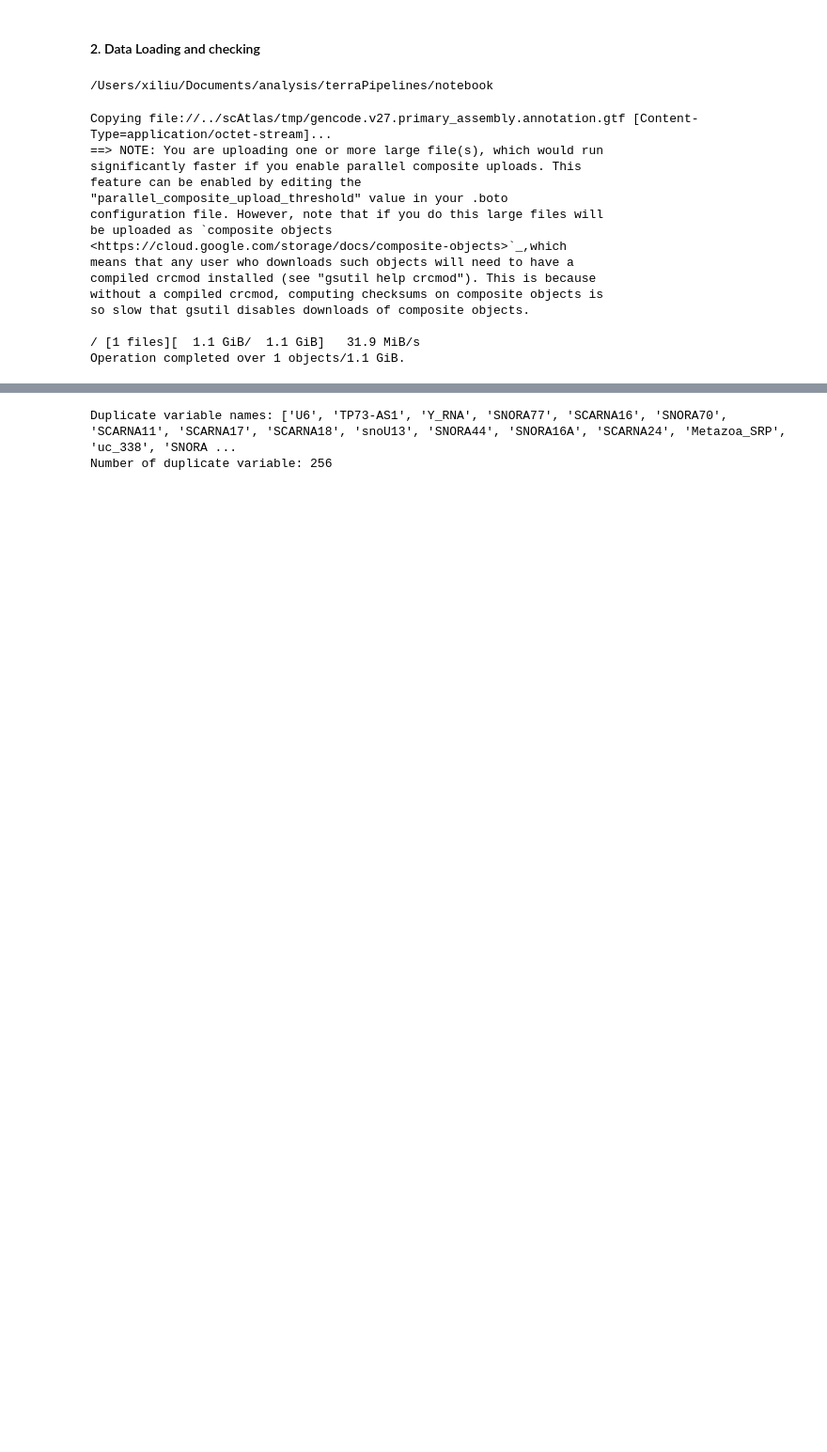
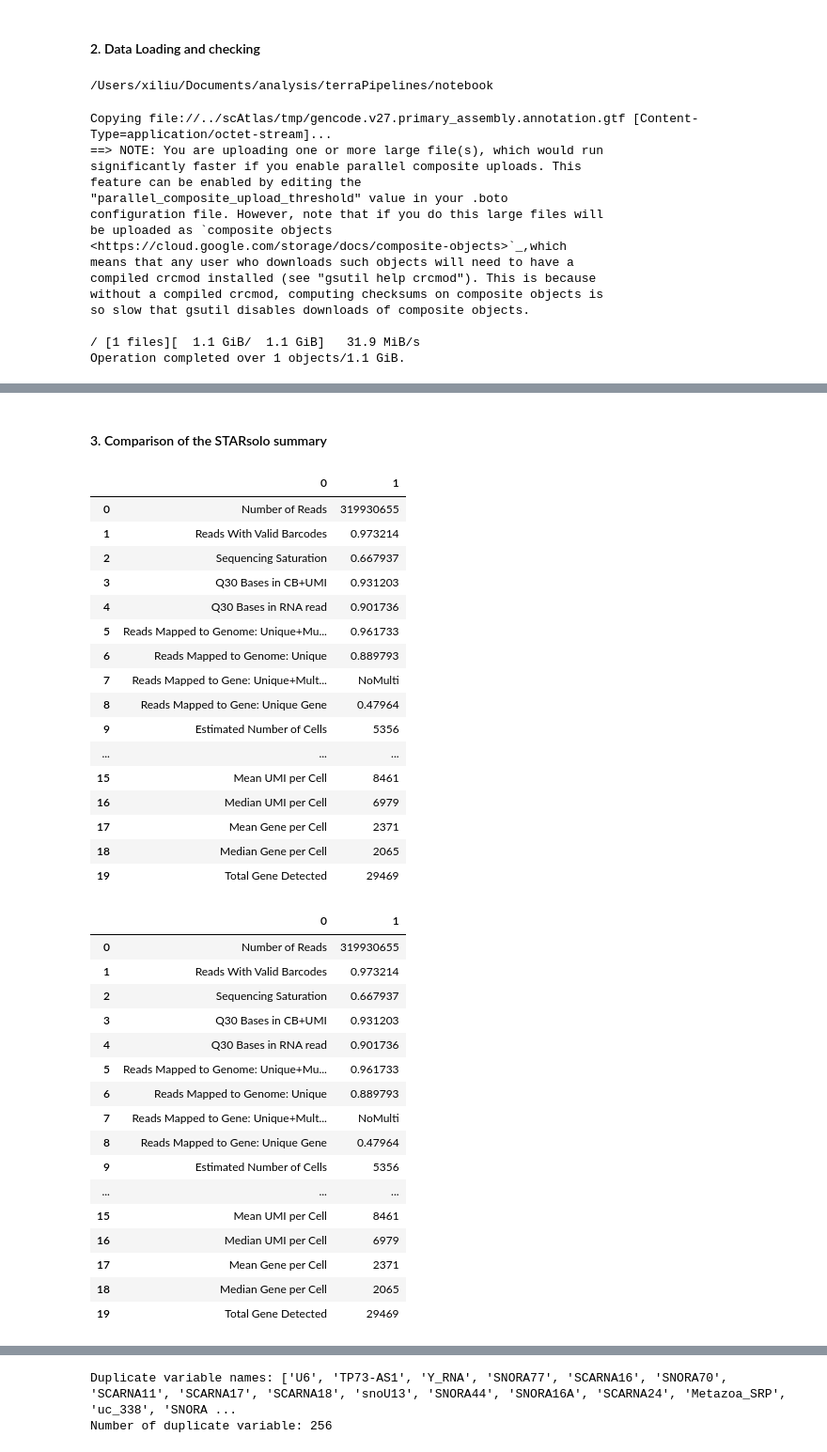
Before and after one commit to WhiteLabGenomics/terraPipelines, a Jupyter notebook: notebook/optimus_wlgVSbroad.ipynb, the cells around one changed output, grey strips where cells are left out. Shown: that part at 94% size. Saved outputs shown, nothing was run; the diff lists cells and outputs as text; code cells hidden in the pictures; blank space fills up the shorter version.

```diff
--- a/notebook/optimus_wlgVSbroad.ipynb
+++ b/notebook/optimus_wlgVSbroad.ipynb
@@ -17,6 +16,38 @@ import scanpy as sc
 import seaborn as sns
 import numpy as np
 from scipy.stats import median_abs_deviation
+# %%
+import fsspec
+import anndata
+import pandas as pd
+from typing import Union
+
+def read_file_from_url(url: str) -> Union[anndata.AnnData, pd.DataFrame]:
+    """Read a file from a URL and return the appropriate data structure.
+
+    Parameters
+    ----------
+    url : str
+        The URL of the file to read.
+
+    Returns
+    -------
+    output : Union[anndata.AnnData, pd.DataFrame]
+        The data read from the file, which can be either an AnnData object (if ".h5ad" in url)
+        or a Pandas DataFrame (if ".csv" in url).
+    """
+
+    with fsspec.open(url) as f:
+        if ".h5ad" in url:
+            output = anndata.read_h5ad(f)
+        elif "Summary.csv" in url:
+            output = pd.read_csv(f, header=None) #Read the CSV file with the first row as data
+        elif ".csv" in url:
+            output = pd.read_csv(f)
+        else:
+            raise ValueError("Unsupported file format. Supported formats are .h5ad and .csv.")
+
+    return output
 # %% [markdown]
 #### 2. Data Loading and checking
 # %%
@@ -69,0 +99,48 @@ gs://gs://whitelabgx-references/resources/pbmc_10k_10X_v3//resources/pbmc_10k_10
+# %% [markdown]
+#### 3. Comparison of the STARsolo summary
+# %%
+# WLG's summary file
+wlg_star_url = "gs://fc-447aee29-8362-4c0b-b8d0-b3b10eb9e2a6/submissions/07e6d89b-3db8-436e-bc50-fef6b40cdd04/Optimus/934d7faa-21e2-452d-a624-ea8896142b81/call-STARsoloFastq/shard-1/cacheCopy/Summary.csv"
+wlg_star_summary = read_file_from_url(wlg_star_url)
+# %%
+# HCA's summary file
+hca_star_url ="gs://fc-447aee29-8362-4c0b-b8d0-b3b10eb9e2a6/submissions/ca3a5a8d-3a78-4a10-8ea6-4f4f8eb26c5d/Optimus/600fabcf-7af4-45e4-9ada-c759ed1d6d5f/call-STARsoloFastq/shard-1/Summary.csv"
+hca_star_summary = read_file_from_url(hca_star_url)
+# %%
+display(wlg_star_summary)
+display(hca_star_summary)
+# %% [output]
+|  | 0 | 1 |
+| 0 | Number of Reads | 319930655 |
+| 1 | Reads With Valid Barcodes | 0.973214 |
+| 2 | Sequencing Saturation | 0.667937 |
+| 3 | Q30 Bases in CB+UMI | 0.931203 |
+| 4 | Q30 Bases in RNA read | 0.901736 |
+| 5 | Reads Mapped to Genome: Unique+Mu... | 0.961733 |
+| 6 | Reads Mapped to Genome: Unique | 0.889793 |
+| 7 | Reads Mapped to Gene: Unique+Mult... | NoMulti |
+| 8 | Reads Mapped to Gene: Unique Gene | 0.47964 |
+| 9 | Estimated Number of Cells | 5356 |
+| ... | ... | ... |
+| 15 | Mean UMI per Cell | 8461 |
+| 16 | Median UMI per Cell | 6979 |
+| 17 | Mean Gene per Cell | 2371 |
+| 18 | Median Gene per Cell | 2065 |
+| 19 | Total Gene Detected | 29469 |
+|  | 0 | 1 |
+| 0 | Number of Reads | 319930655 |
+| 1 | Reads With Valid Barcodes | 0.973214 |
+| 2 | Sequencing Saturation | 0.667937 |
+| 3 | Q30 Bases in CB+UMI | 0.931203 |
+| 4 | Q30 Bases in RNA read | 0.901736 |
+| 5 | Reads Mapped to Genome: Unique+Mu... | 0.961733 |
+| 6 | Reads Mapped to Genome: Unique | 0.889793 |
+| 7 | Reads Mapped to Gene: Unique+Mult... | NoMulti |
+| 8 | Reads Mapped to Gene: Unique Gene | 0.47964 |
+| 9 | Estimated Number of Cells | 5356 |
+| ... | ... | ... |
+| 15 | Mean UMI per Cell | 8461 |
+| 16 | Median UMI per Cell | 6979 |
+| 17 | Mean Gene per Cell | 2371 |
+| 18 | Median Gene per Cell | 2065 |
+| 19 | Total Gene Detected | 29469 |
```
Also changed, not shown: parts of 49 cells of this notebook.
